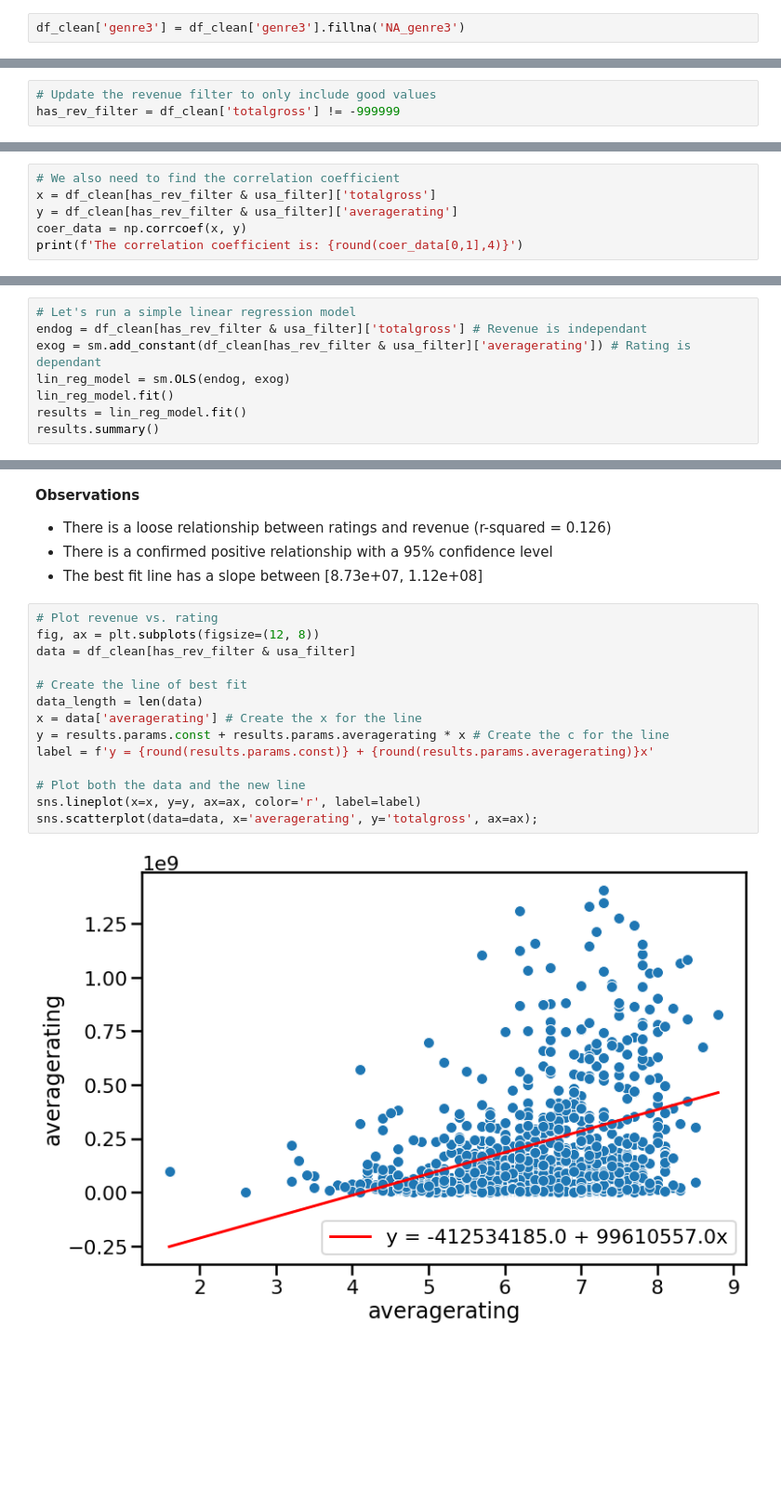
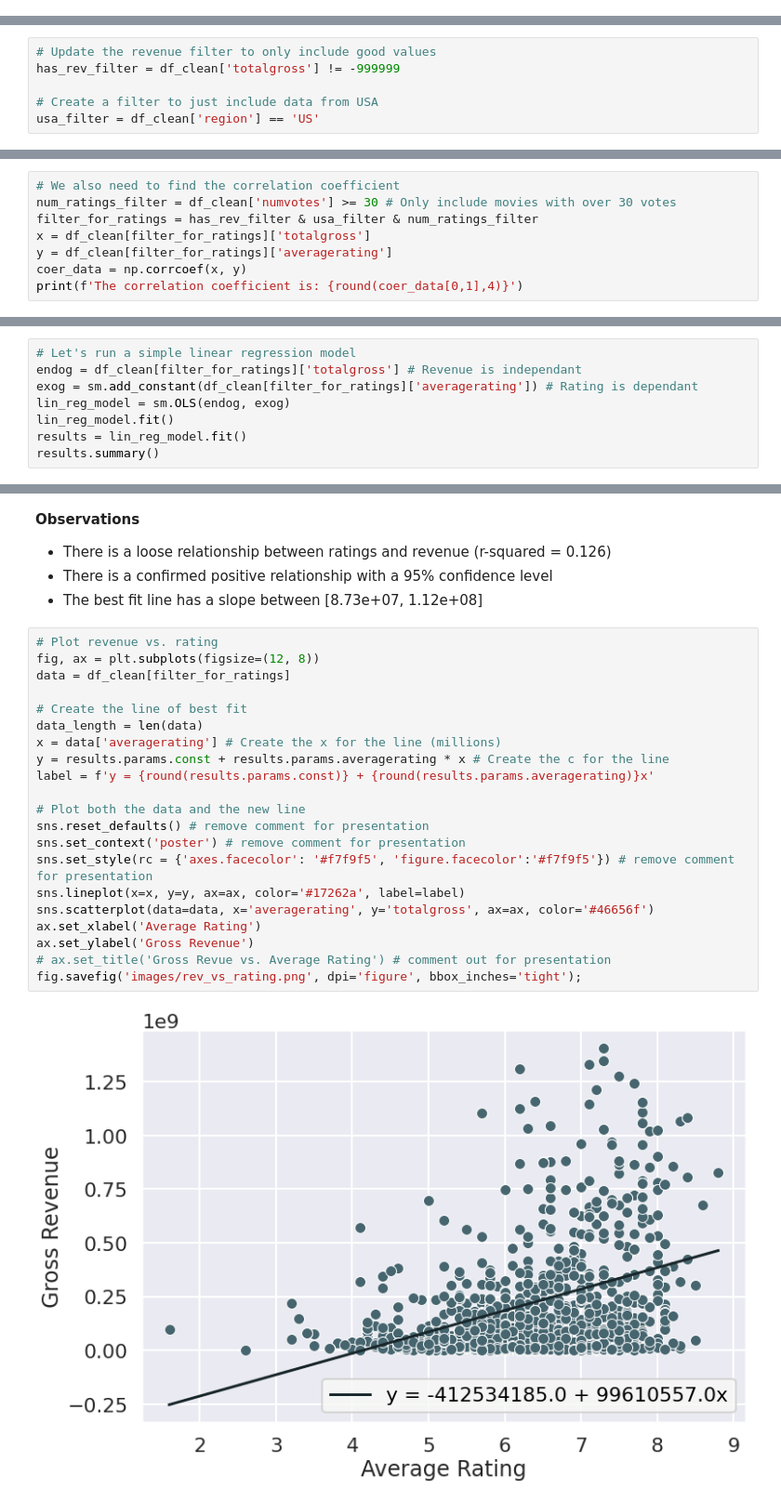
Before and after one commit to learn-co-curriculum/dsc-phase-2-project-v3, a Jupyter notebook: index.ipynb, the cells around one changed output, grey strips where cells are left out. Shown at 93% size. Cells and saved outputs as stored; diff of their text form; blank space fills up the shorter version.

Commit message:
Created charts for presentations

```diff
--- a/index.ipynb
+++ b/index.ipynb
@@ -614,2 +619,0 @@ The 'genre3' column;
-# %%
-df_clean['genre3'] = df_clean['genre3'].fillna('NA_genre3')
@@ -654,6 +654,9 @@ What we found:
 # %%
 # Update the revenue filter to only include good values
 has_rev_filter = df_clean['totalgross'] != -999999
+
+# Create a filter to just include data from USA
+usa_filter = df_clean['region'] == 'US'
 # %% [markdown]
 ### Data Freshness
 # %%
@@ -942,7 +1027,9 @@ sns.scatterplot(data=df_clean[has_rev_filter & usa_filter], x='averagerating', y
 - There seems to be a lot of spread
 # %%
 # We also need to find the correlation coefficient
-x = df_clean[has_rev_filter & usa_filter]['totalgross']
-y = df_clean[has_rev_filter & usa_filter]['averagerating']
+num_ratings_filter = df_clean['numvotes'] >= 30 # Only include movies with over 30 votes
+filter_for_ratings = has_rev_filter & usa_filter & num_ratings_filter
+x = df_clean[filter_for_ratings]['totalgross']
+y = df_clean[filter_for_ratings]['averagerating']
 coer_data = np.corrcoef(x, y)
 print(f'The correlation coefficient is: {round(coer_data[0,1],4)}')
@@ -949,7 +1038,7 @@ print(f'The correlation coefficient is: {round(coer_data[0,1],4)}')
 # %%
 # Let's run a simple linear regression model
-endog = df_clean[has_rev_filter & usa_filter]['totalgross'] # Revenue is independant
-exog = sm.add_constant(df_clean[has_rev_filter & usa_filter]['averagerating']) # Rating is dependant
+endog = df_clean[filter_for_ratings]['totalgross'] # Revenue is independant
+exog = sm.add_constant(df_clean[filter_for_ratings]['averagerating']) # Rating is dependant
 lin_reg_model = sm.OLS(endog, exog)
 lin_reg_model.fit()
 results = lin_reg_model.fit()
@@ -962,16 +1071,23 @@ results.summary()
 # %%
 # Plot revenue vs. rating
 fig, ax = plt.subplots(figsize=(12, 8))
-data = df_clean[has_rev_filter & usa_filter]
+data = df_clean[filter_for_ratings]
 
 # Create the line of best fit
 data_length = len(data)
-x = data['averagerating'] # Create the x for the line
+x = data['averagerating'] # Create the x for the line (millions)
 y = results.params.const + results.params.averagerating * x # Create the c for the line
 label = f'y = {round(results.params.const)} + {round(results.params.averagerating)}x'
 
 # Plot both the data and the new line
-sns.lineplot(x=x, y=y, ax=ax, color='r', label=label)
-sns.scatterplot(data=data, x='averagerating', y='totalgross', ax=ax);
+sns.reset_defaults() # remove comment for presentation
+sns.set_context('poster') # remove comment for presentation
+sns.set_style(rc = {'axes.facecolor': '#f7f9f5', 'figure.facecolor':'#f7f9f5'}) # remove comment for presentation
+sns.lineplot(x=x, y=y, ax=ax, color='#17262a', label=label)
+sns.scatterplot(data=data, x='averagerating', y='totalgross', ax=ax, color='#46656f')
+ax.set_xlabel('Average Rating')
+ax.set_ylabel('Gross Revenue')
+# ax.set_title('Gross Revue vs. Average Rating') # comment out for presentation
+fig.savefig('images/rev_vs_rating.png', dpi='figure', bbox_inches='tight');
 # %% [output]
-[figure, old version]
+[figure, new version]
```
Also changed, not shown: parts of 54 cells of this notebook, 7 other files.
